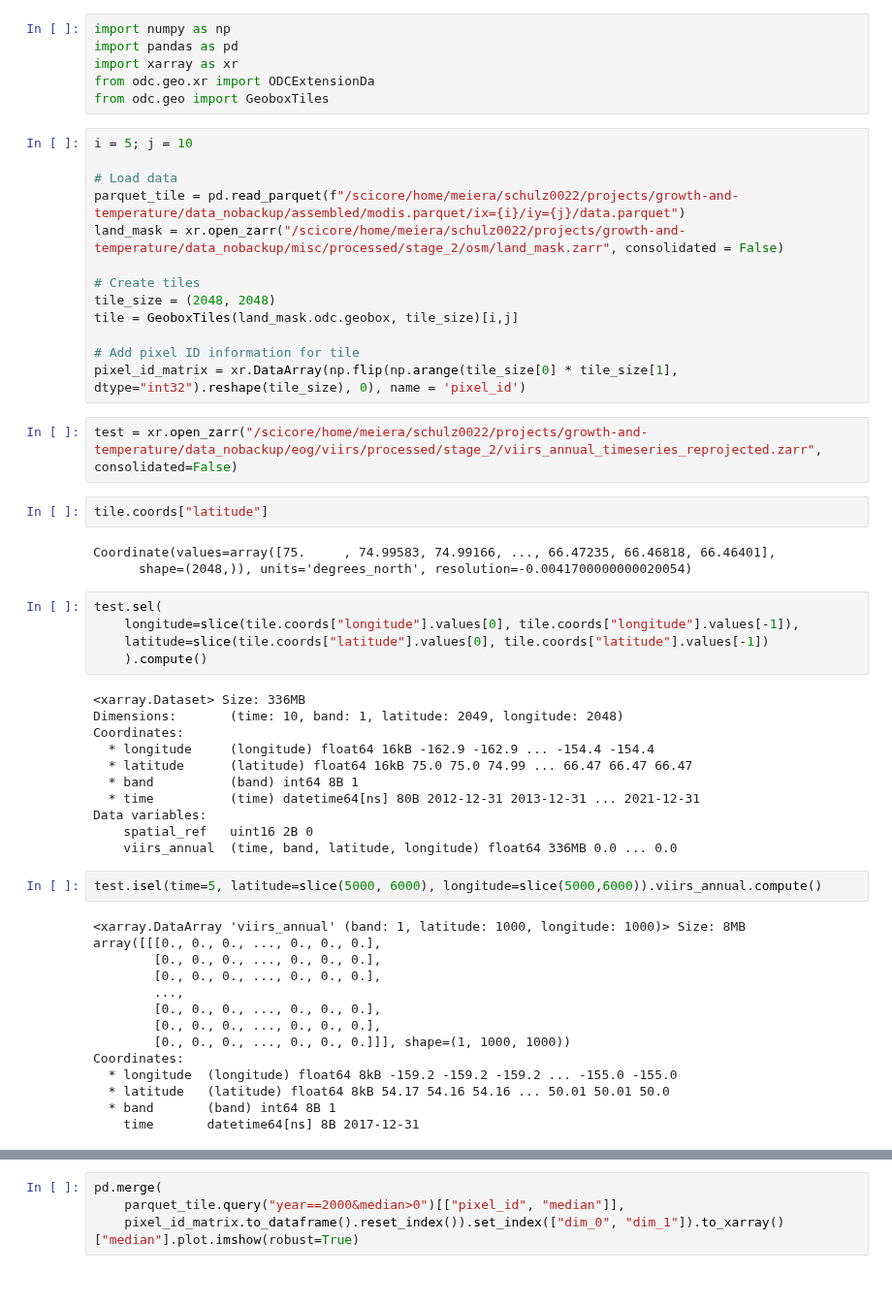
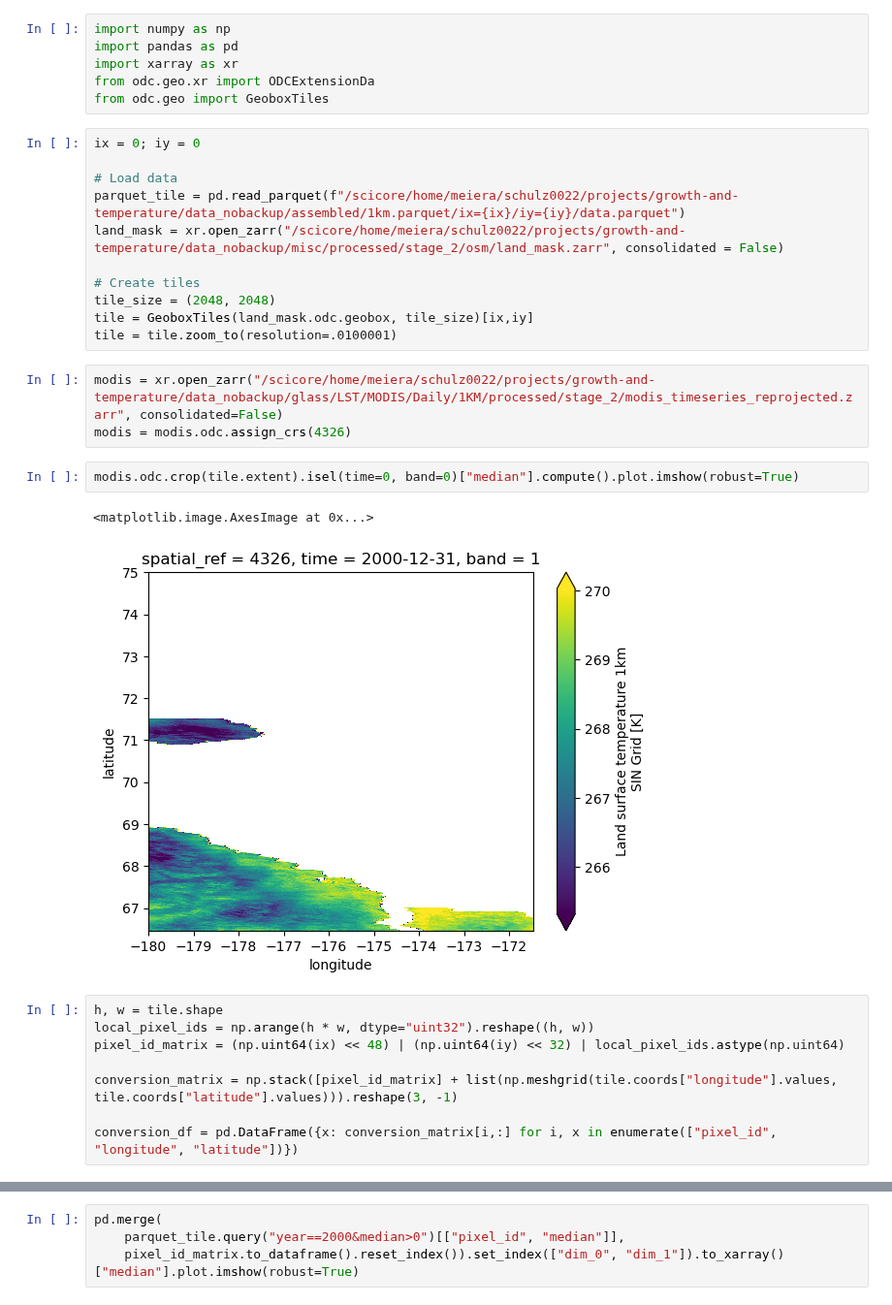
Before and after one commit to felixschulz385/growth-and-temperature, a Jupyter notebook: gnt/experiments/round_trip.ipynb, the cells around one changed output, grey strips where cells are left out. Shown at 97% size. Saved outputs shown, nothing was run; the diff lists cells and outputs as text.

```diff
--- a/gnt/experiments/round_trip.ipynb
+++ b/gnt/experiments/round_trip.ipynb
@@ -5,54 +5,29 @@ import xarray as xr
 from odc.geo.xr import ODCExtensionDa
 from odc.geo import GeoboxTiles
 # %%
-i = 5; j = 10
+ix = 0; iy = 0
 
 # Load data
-parquet_tile = pd.read_parquet(f"/scicore/home/meiera/schulz0022/projects/growth-and-temperature/data_nobackup/assembled/modis.parquet/ix={i}/iy={j}/data.parquet")
+parquet_tile = pd.read_parquet(f"/scicore/home/meiera/schulz0022/projects/growth-and-temperature/data_nobackup/assembled/1km.parquet/ix={ix}/iy={iy}/data.parquet")
 land_mask = xr.open_zarr("/scicore/home/meiera/schulz0022/projects/growth-and-temperature/data_nobackup/misc/processed/stage_2/osm/land_mask.zarr", consolidated = False)
 
 # Create tiles
 tile_size = (2048, 2048)
-tile = GeoboxTiles(land_mask.odc.geobox, tile_size)[i,j]
-
-# Add pixel ID information for tile
-pixel_id_matrix = xr.DataArray(np.flip(np.arange(tile_size[0] * tile_size[1], dtype="int32").reshape(tile_size), 0), name = 'pixel_id')
+tile = GeoboxTiles(land_mask.odc.geobox, tile_size)[ix,iy]
+tile = tile.zoom_to(resolution=.0100001)
-# %%
-test = xr.open_zarr("/scicore/home/meiera/schulz0022/projects/growth-and-temperature/data_nobackup/eog/viirs/processed/stage_2/viirs_annual_timeseries_reprojected.zarr", consolidated=False)
-# %%
-tile.coords["latitude"]
-# %% [output]
-Coordinate(values=array([75.     , 74.99583, 74.99166, ..., 66.47235, 66.46818, 66.46401],
-      shape=(2048,)), units='degrees_north', resolution=-0.0041700000000020054)
-# %%
-test.sel(
-    longitude=slice(tile.coords["longitude"].values[0], tile.coords["longitude"].values[-1]),
-    latitude=slice(tile.coords["latitude"].values[0], tile.coords["latitude"].values[-1])
-    ).compute()
-# %% [output]
-<xarray.Dataset> Size: 336MB
-Dimensions:       (time: 10, band: 1, latitude: 2049, longitude: 2048)
-Coordinates:
-  * longitude     (longitude) float64 16kB -162.9 -162.9 ... -154.4 -154.4
-  * latitude      (latitude) float64 16kB 75.0 75.0 74.99 ... 66.47 66.47 66.47
-  * band          (band) int64 8B 1
-  * time          (time) datetime64[ns] 80B 2012-12-31 2013-12-31 ... 2021-12-31
-Data variables:
-    spatial_ref   uint16 2B 0
-    viirs_annual  (time, band, latitude, longitude) float64 336MB 0.0 ... 0.0
-# %%
-test.isel(time=5, latitude=slice(5000, 6000), longitude=slice(5000,6000)).viirs_annual.compute()
-# %% [output]
-<xarray.DataArray 'viirs_annual' (band: 1, latitude: 1000, longitude: 1000)> Size: 8MB
-array([[[0., 0., 0., ..., 0., 0., 0.],
-        [0., 0., 0., ..., 0., 0., 0.],
-        [0., 0., 0., ..., 0., 0., 0.],
-        ...,
-        [0., 0., 0., ..., 0., 0., 0.],
-        [0., 0., 0., ..., 0., 0., 0.],
-        [0., 0., 0., ..., 0., 0., 0.]]], shape=(1, 1000, 1000))
-Coordinates:
-  * longitude  (longitude) float64 8kB -159.2 -159.2 -159.2 ... -155.0 -155.0
-  * latitude   (latitude) float64 8kB 54.17 54.16 54.16 ... 50.01 50.01 50.0
-  * band       (band) int64 8B 1
-    time       datetime64[ns] 8B 2017-12-31
+# %%
+modis = xr.open_zarr("/scicore/home/meiera/schulz0022/projects/growth-and-temperature/data_nobackup/glass/LST/MODIS/Daily/1KM/processed/stage_2/modis_timeseries_reprojected.zarr", consolidated=False)
+modis = modis.odc.assign_crs(4326)
+# %%
+modis.odc.crop(tile.extent).isel(time=0, band=0)["median"].compute().plot.imshow(robust=True)
+# %% [output]
+<matplotlib.image.AxesImage at 0x...>
+[figure, added]
+# %%
+h, w = tile.shape
+local_pixel_ids = np.arange(h * w, dtype="uint32").reshape((h, w))
+pixel_id_matrix = (np.uint64(ix) << 48) | (np.uint64(iy) << 32) | local_pixel_ids.astype(np.uint64)
+
+conversion_matrix = np.stack([pixel_id_matrix] + list(np.meshgrid(tile.coords["longitude"].values, tile.coords["latitude"].values))).reshape(3, -1)
+
+conversion_df = pd.DataFrame({x: conversion_matrix[i,:] for i, x in enumerate(["pixel_id", "longitude", "latitude"])})
```
Also changed, not shown: parts of 11 cells of this notebook, 9 other files.
